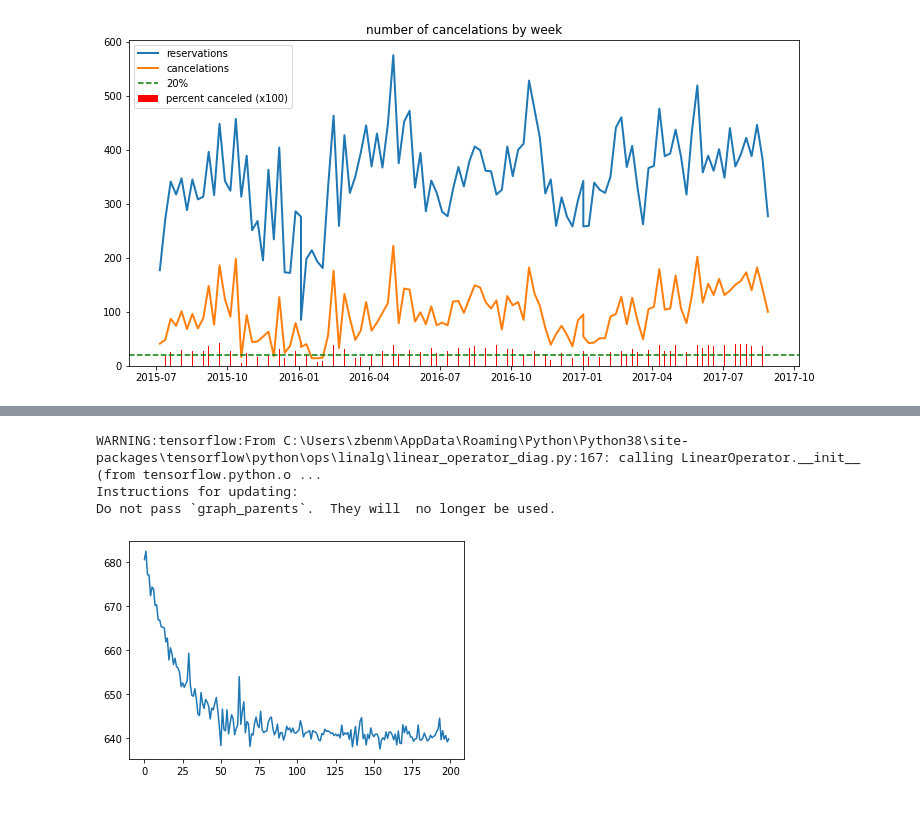
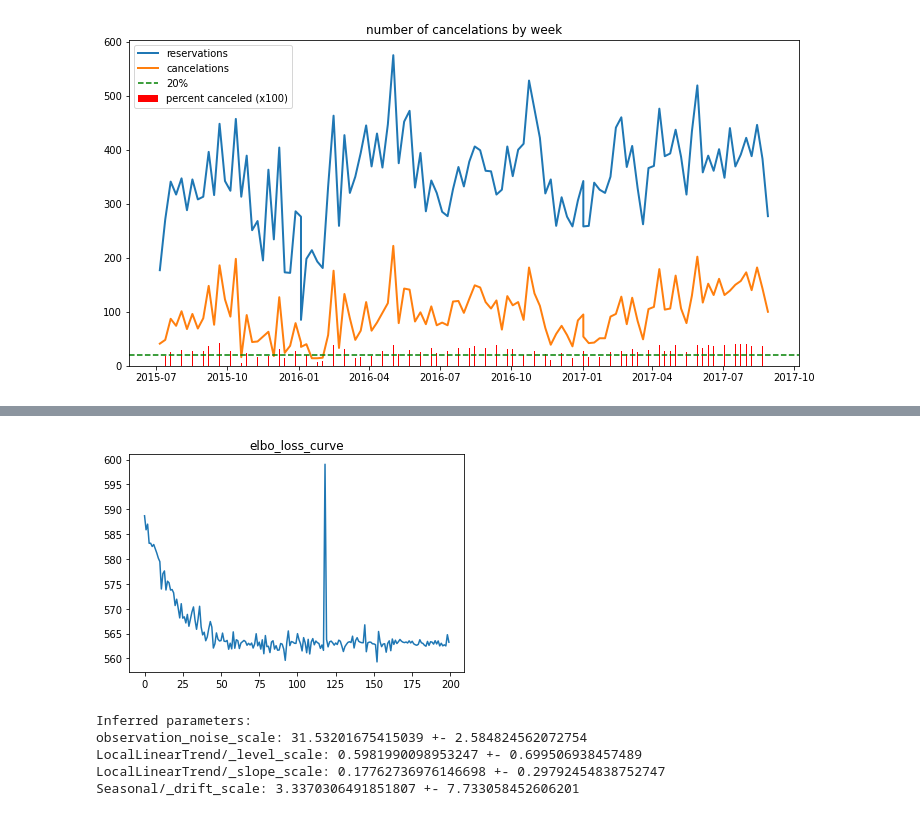
Before and after one commit to zbenmo/time-series-modeling-with-tensorflow-probability, a Jupyter notebook: Part-I-Hotel Cancelations.ipynb, the cells around one changed output, grey strips where cells are left out. Saved outputs shown, nothing was run; the diff lists cells and outputs as text; code cells hidden in the pictures.

Commit message:
added the plots and tried also on H2

```diff
--- a/Part-I-Hotel Cancelations.ipynb
+++ b/Part-I-Hotel Cancelations.ipynb
@@ -110,33 +105,44 @@ Instructions for updating:
 # %%
 #@title Minimize the variational loss.
 
-train_data = time_series_h1['count_canceled']
+num_forecast_steps = 15 # Forecast the final weeks, given previous data
+train_data = time_series_h1['count_canceled'][:-num_forecast_steps]
 
 # Allow external control of optimization to reduce test runtimes.
 num_variational_steps = 200 # @param { isTemplate: true}
 num_variational_steps = int(num_variational_steps)
 
 optimizer = tf.optimizers.Adam(learning_rate=.1)
 # Using fit_surrogate_posterior to build and optimize the variational loss function.
 @tf.function(experimental_compile=True)
 def train():
   elbo_loss_curve = tfp.vi.fit_surrogate_posterior(
     target_log_prob_fn=cancellation_model.joint_log_prob(
         observed_time_series=train_data),
     surrogate_posterior=variational_posteriors,
     optimizer=optimizer,
     num_steps=num_variational_steps)
   return elbo_loss_curve
 
 elbo_loss_curve = train()
 
 plt.plot(elbo_loss_curve)
-plt.show()
-
-# Draw samples from the variational posterior.
-q_samples_co2_ = variational_posteriors.sample(50)
+plt.title('elbo_loss_curve')
+plt.show();
 # %% [output]
-WARNING:tensorflow:From C:\Users\zbenm\AppData\Roaming\Python\Python38\site-packages\tensorflow\python\ops\linalg\linear_operator_diag.py:167: calling LinearOperator.__init__ (from tensorflow.python.o ...
-Instructions for updating:
-Do not pass `graph_parents`.  They will  no longer be used.
-[figure, old version]
+[figure, new version]
+# %%
+# Draw samples from the variational posterior.
+q_samples = variational_posteriors.sample(50)
+
+print("Inferred parameters:")
+for param in cancellation_model.parameters:
+  print("{}: {} +- {}".format(param.name,
+                              np.mean(q_samples[param.name], axis=0),
+                              np.std(q_samples[param.name], axis=0)))
+# %% [output]
+Inferred parameters:
+observation_noise_scale: 31.53201675415039 +- 2.584824562072754
+LocalLinearTrend/_level_scale: 0.5981990098953247 +- 0.699506938457489
+LocalLinearTrend/_slope_scale: 0.17762736976146698 +- 0.29792454838752747
+Seasonal/_drift_scale: 3.3370306491851807 +- 7.733058452606201
```
Also changed, not shown: parts of 14 cells of this notebook, 1 other file.
